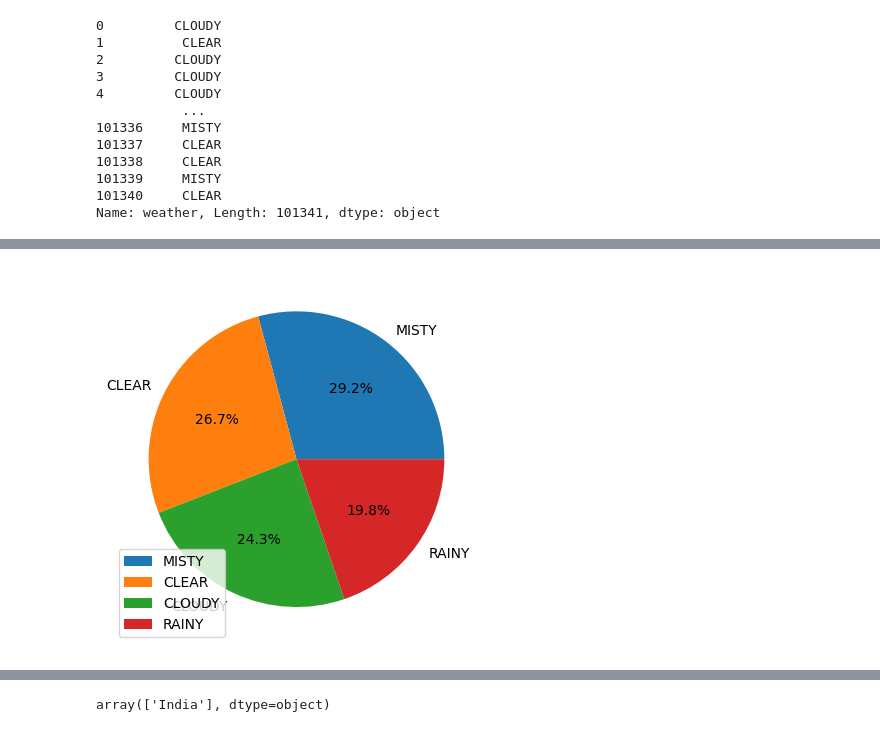
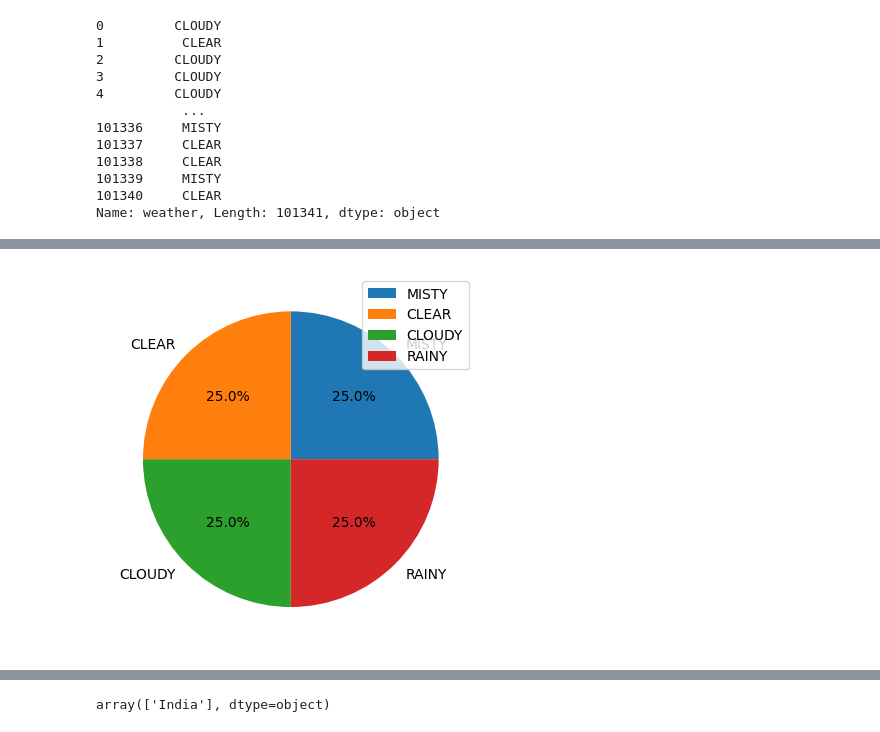
Before and after one commit to anjithababuraj/Projects, a Jupyter notebook: Indian_Weather_Repository.ipynb, the cells around one changed output, grey strips where cells are left out. Cells and saved outputs as stored; diff of their text form; code cells hidden in the pictures.

```diff
--- a/Indian_Weather_Repository.ipynb
+++ b/Indian_Weather_Repository.ipynb
@@ -306,9 +320,10 @@ Name: weather, dtype: int64
 # %%
+# To visualize the part of each
 p=['MISTY','CLEAR','CLOUDY','RAINY']
-q=[16363,15000,13643,11082]
+q=[11000,11000,11000,11000]
 plt.pie(q,labels=p,autopct='%1.1f%%')
 plt.legend()
 plt.show()
 # %% [output]
-[figure, old version]
+[figure, new version]
 # %%
```
Also changed, not shown: parts of 73 cells of this notebook.
